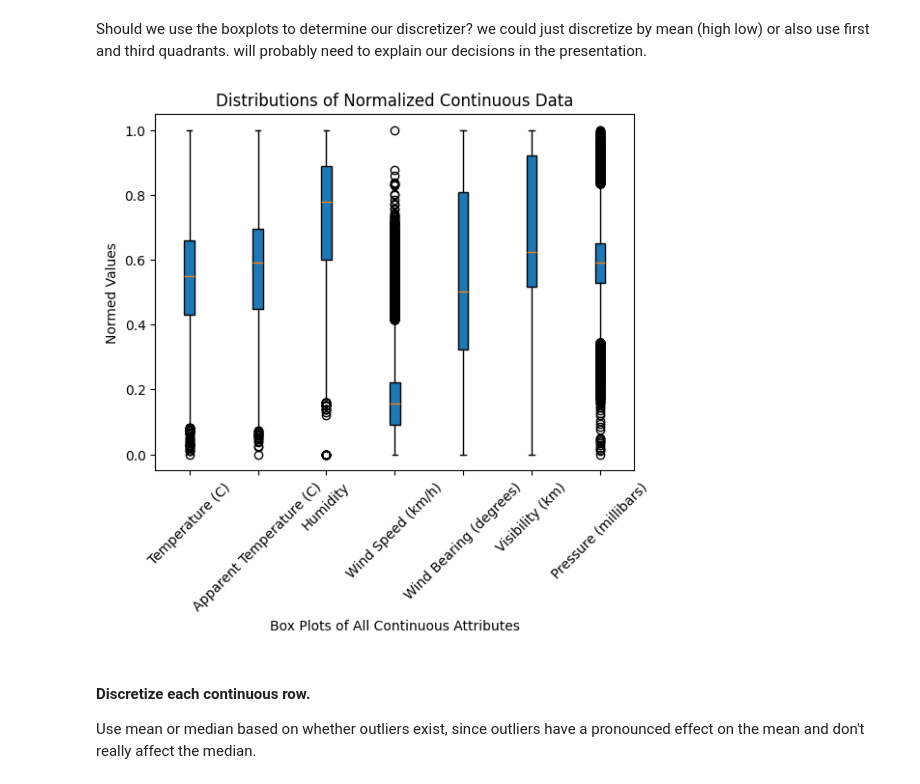
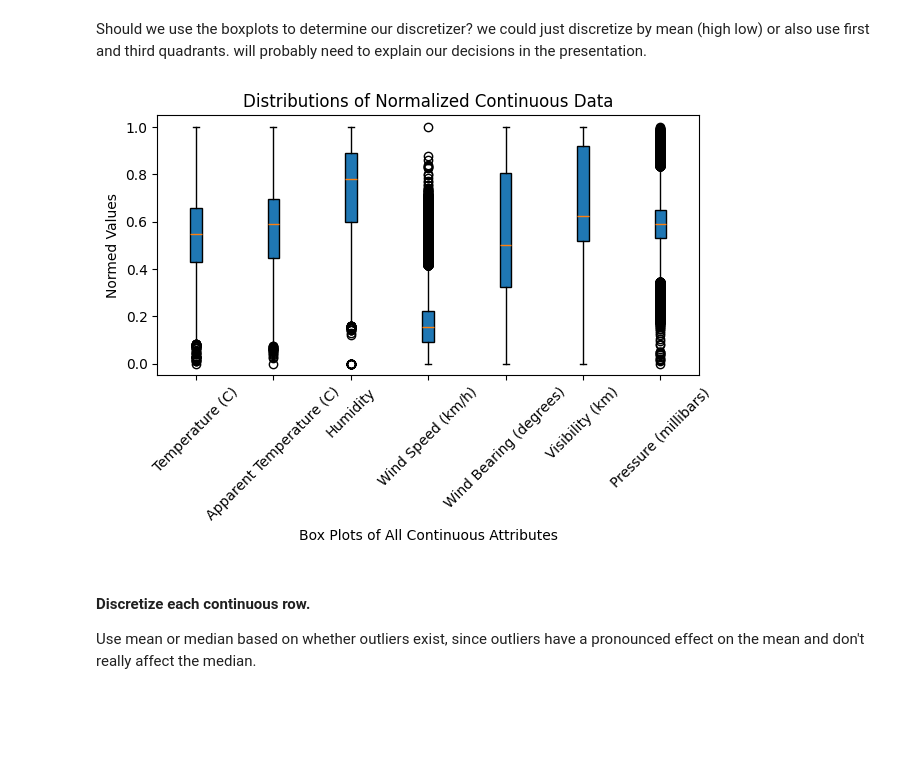
Before and after one commit to IsaacSShade/CPSC-322-Data-Science-Project, a Jupyter notebook: technical-report.ipynb, the cells around one changed output. Saved outputs shown, nothing was run; the diff lists cells and outputs as text; code cells hidden in the pictures; blank space fills up the shorter version.

```diff
--- a/technical-report.ipynb
+++ b/technical-report.ipynb
@@ -89,32 +89,33 @@ Should we use the boxplots to determine our discretizer? we could just discretiz
 # %%
 # box plots for continuous data
 import matplotlib.pyplot as plt
 fig, ax = plt.subplots()
 weather_cts_data = weather_data.select_columns(["Temperature (C)", "Apparent Temperature (C)",
                                       "Humidity", "Wind Speed (km/h)", "Wind Bearing (degrees)", "Visibility (km)", "Pressure (millibars)"]).data
 weather_cts_data_transposed = [list(row) for row in zip(*weather_cts_data)]
 
 for idx, data in enumerate(weather_cts_data_transposed):
     # first, normalize it
     new_data = myutils.norm_list(data)
     ax.boxplot(new_data, positions = [idx], patch_artist=True)
 
 
 ax.set_xticks(range(len(weather_cts_data_transposed)))
 ax.set_xticklabels(["Temperature (C)",
                     "Apparent Temperature (C)",
                     "Humidity",
                     "Wind Speed (km/h)",
                     "Wind Bearing (degrees)",
                     "Visibility (km)",
                     "Pressure (millibars)"])
 plt.xticks(rotation = 45)
 ax.set_title("Distributions of Normalized Continuous Data")
 ax.set_ylabel('Normed Values')
 ax.set_xlabel('Box Plots of All Continuous Attributes')
+plt.tight_layout()
 plt.show()
 # %% [output]
-[figure, old version]
+[figure, new version]
 # %% [markdown]
 #### Discretize each continuous row.
 Use mean or median based on whether outliers exist, since outliers have a pronounced effect on the mean and don't really affect the median.
```
Also changed, not shown: parts of 1 cell of this notebook, 2 other files.
